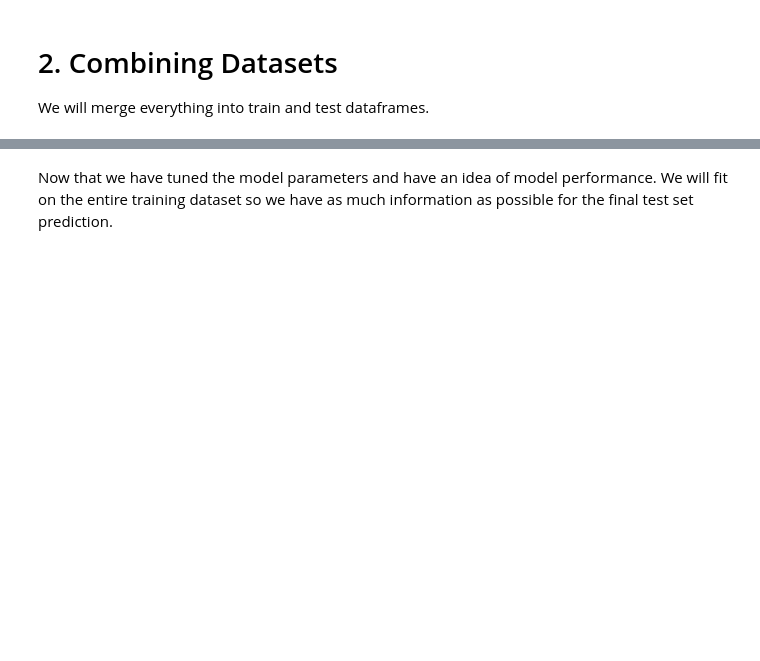
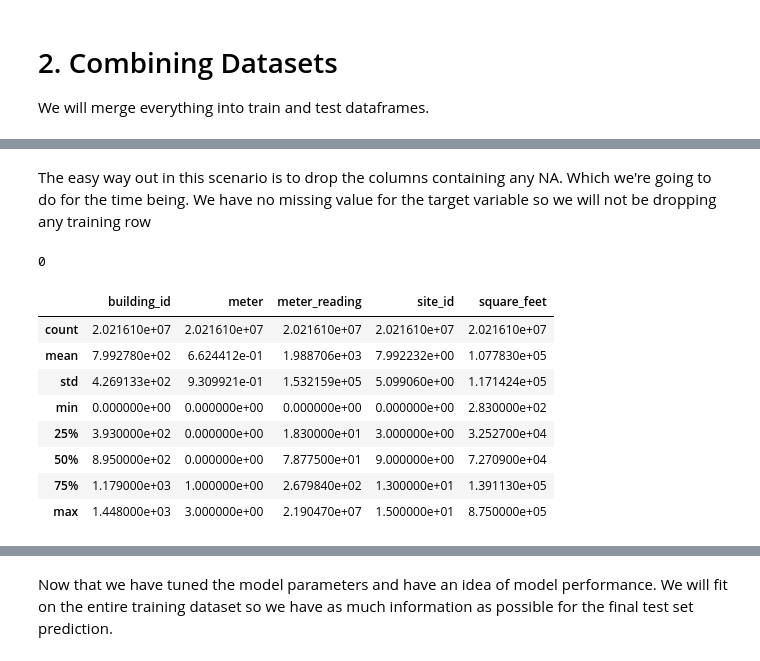
Before and after one commit to DataCampM2DSSAF/suivi_ashrae_fadadedata, a Jupyter notebook: src/ashrae-energy-predictions-first-submission.ipynb, the cells around one changed output, grey strips where cells are left out. Drawn from its saved outputs; the diff is of its cells as text; code cells hidden in the pictures; blank space fills up the shorter version.

```diff
--- a/src/ashrae-energy-predictions-first-submission.ipynb
+++ b/src/ashrae-energy-predictions-first-submission.ipynb
@@ -58,0 +73,31 @@ train_m.dropna()
+# %%
+def reduce_mem_usage(df, verbose=True): #we need to drastically reduce memory usage to work with those data basis
+    numerics = ['int16', 'int32', 'int64', 'float16', 'float32', 'float64']
+    start_mem = df.memory_usage().sum() / 1024**2
+    for col in df.columns:
+        col_type = df[col].dtypes
+        if col_type in numerics:
+            c_min = df[col].min()
+            c_max = df[col].max()
+            if str(col_type)[:3] == 'int':
+                if c_min > np.iinfo(np.int8).min and c_max < np.iinfo(np.int8).max:
+                    df[col] = df[col].astype(np.int8)
+                elif c_min > np.iinfo(np.int16).min and c_max < np.iinfo(np.int16).max:
+                    df[col] = df[col].astype(np.int16)
+                elif c_min > np.iinfo(np.int32).min and c_max < np.iinfo(np.int32).max:
+                    df[col] = df[col].astype(np.int32)
+                elif c_min > np.iinfo(np.int64).min and c_max < np.iinfo(np.int64).max:
+                    df[col] = df[col].astype(np.int64)
+            else:
+                if c_min > np.finfo(np.float16).min and c_max < np.finfo(np.float16).max:
+                    df[col] = df[col].astype(np.float16)
+                elif c_min > np.finfo(np.float32).min and c_max < np.finfo(np.float32).max:
+                    df[col] = df[col].astype(np.float32)
+                else:
+                    df[col] = df[col].astype(np.float64)
+    end_mem = df.memory_usage().sum() / 1024**2
+    if verbose: print('Mem. usage decreased to {:5.2f} Mb ({:.1f}% reduction)'.format(end_mem, 100 * (start_mem - end_mem) / start_mem))
+    return df
+
+train_m = reduce_mem_usage(train_m) #this code changes the variable formats so it takes less space
+test_m = reduce_mem_usage(test_m) #source for this code : https://www.kaggle.com/alexandersylvester/ashrae-energy-predictions-with-lightgbm
@@ -60,0 +125,10 @@ test_m.isna().describe()
+# %% [markdown]
+The easy way out in this scenario is to drop the columns containing any NA. Which we're going to do for the time being. We have no missing value for the target variable so we will not be dropping any training row
+# %%
+train_m = train_m.dropna(axis='columns')
+# %%
+gc.collect(generation=0)
+gc.collect(generation=1)
+gc.collect() #supposedly cleans the memory but not that efficient // we need a better way
+# %% [output]
+0
@@ -60,0 +137,12 @@ test_m.isna().describe()
+# %%
+train_m.describe()
+# %% [output]
+|  | building_id | meter | meter_reading | site_id | square_feet |
+| count | 2.021610e+07 | 2.021610e+07 | 2.021610e+07 | 2.021610e+07 | 2.021610e+07 |
+| mean | 7.992780e+02 | 6.624412e-01 | 1.988706e+03 | 7.992232e+00 | 1.077830e+05 |
+| std | 4.269133e+02 | 9.309921e-01 | 1.532159e+05 | 5.099060e+00 | 1.171424e+05 |
+| min | 0.000000e+00 | 0.000000e+00 | 0.000000e+00 | 0.000000e+00 | 2.830000e+02 |
+| 25% | 3.930000e+02 | 0.000000e+00 | 1.830000e+01 | 3.000000e+00 | 3.252700e+04 |
+| 50% | 8.950000e+02 | 0.000000e+00 | 7.877500e+01 | 9.000000e+00 | 7.270900e+04 |
+| 75% | 1.179000e+03 | 1.000000e+00 | 2.679840e+02 | 1.300000e+01 | 1.391130e+05 |
+| max | 1.448000e+03 | 3.000000e+00 | 2.190470e+07 | 1.500000e+01 | 8.750000e+05 |
```
Also changed, not shown: parts of 29 cells of this notebook.
